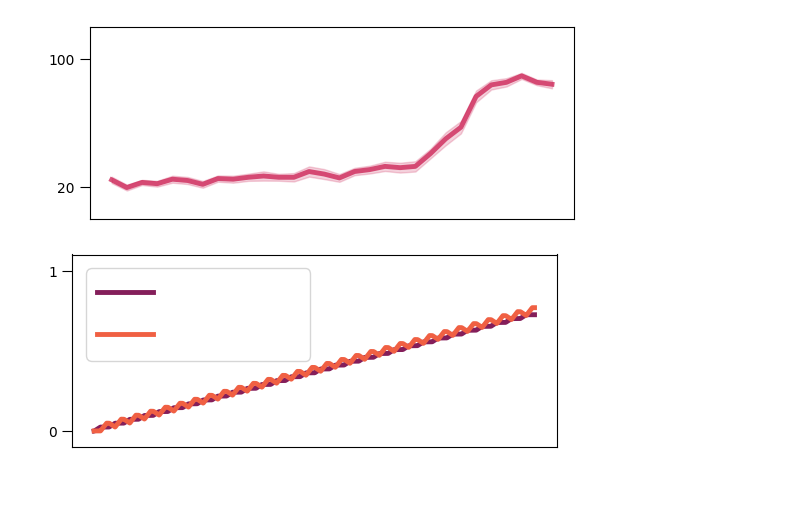
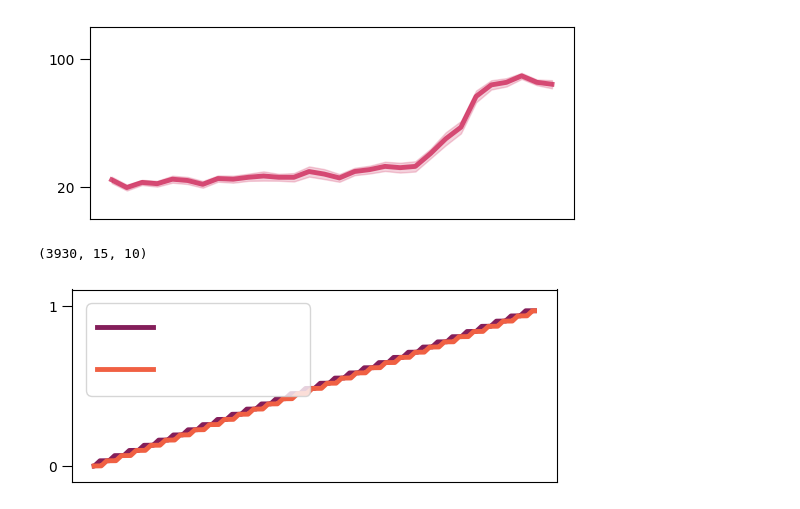
Before and after one commit to linsun2020/Syntactic_WM, a Jupyter notebook: Long term encoding.ipynb, the cells around one changed output. Saved outputs shown, nothing was run; the diff lists cells and outputs as text; code cells hidden in the pictures.

```diff
--- a/Long term encoding.ipynb
+++ b/Long term encoding.ipynb
@@ -65,13 +65,14 @@ LT_wc_knowledge = [] # no long-term encoding
 LT_cc_knowledge = [] # no long-term encoding
 long_term_learning = True # switches off short-term synaptic plasticity
 
-lambda_cc = 50/1000
-lambda_cf = 1/1000
+lambda_cc = 50/1500
+lambda_cf = 1/1500
 
 sentence = []
 for n in range(head): sentence.append(cjn.in_in())
-for n in range(num_steps): sentence.append(cjn.in_in(word=1, role=1)) # the role neuron is activated simultaneously with the word neuron
-for n in range(num_steps): sentence.append(cjn.in_in(word=2, role=2))
+for n in range(num_steps): sentence.append(cjn.in_in(word=1,role=1)) # the role neuron is activated simultaneously with the word neuron
+for n in range(10): sentence.append(cjn.in_in())
+for n in range(num_steps): sentence.append(cjn.in_in(word=2,role=2))
 for n in range(tail): sentence.append(cjn.in_in())
 
 
@@ -554,43 +573,47 @@ snsplt.set(xlabel=None,ylabel=None)
 plt.savefig(fname='retrieving', transparent = True)
 # %% [output]
 [figure]
+# %%
+wc_long_weights_hx.shape
+# %% [output]
+(3930, 15, 10)
 # %%
 import matplotlib.pyplot as plt
 import seaborn as sn
 import pandas as pd
 
 data_preproc1 = pd.DataFrame({
-    'timesteps': np.array(range(3630)),
+    'timesteps': np.array(range(wc_long_weights_hx.shape[0])),
     'f1<->c1': wc_long_weights_hx[:,1,1]})
 
 data_preproc2 = pd.DataFrame({
-    'timesteps': np.array(range(3630)),
+    'timesteps': np.array(range(wc_long_weights_hx.shape[0])),
     'f2<->c2': wc_long_weights_hx[:,2,2]})
 
 # Creating figure for recall accuracy during Long-learning of c-c weight
 # final_acc_avg_ind =
 # final_acc_avg = wc_long
 
 a4_dims = (5*1.25, 2.5)
 fig, ax = plt.subplots(figsize=a4_dims)
 
 palette=sn.color_palette("rocket", 2) #7 or 5 #rocket or crest or Dark2
 # sn.set_palette("rocket", 2)
 
-snsplt = sn.lineplot(x=np.array(range(3630)),color=palette[0],y=wc_long_weights_hx[:,1,1], ax=ax,linewidth = 3.5,label='              ')
+snsplt = sn.lineplot(x=np.array(range(wc_long_weights_hx.shape[0])),color=palette[0],y=wc_long_weights_hx[:,1,1], ax=ax,linewidth = 3.5,label='              ')
 # ax.legend()
-snsplt = sn.lineplot(x=np.array(range(3630)),color=palette[1],y=wc_long_weights_hx[:,2,2], ax=ax,linewidth = 3.5,label='              ')
+snsplt = sn.lineplot(x=np.array(range(wc_long_weights_hx.shape[0])),color=palette[1],y=wc_long_weights_hx[:,2,2], ax=ax,linewidth = 3.5,label='              ')
 ax.legend(loc='upper left',fontsize=20)
 # plt.fill_between(final_acc_avg_ind, final_acc_avg - final_acc_sem, final_acc_avg + final_acc_sem, color=(203/255,28/255,80/255,1), alpha=0.2)
 
 
 ax.set(ylim=(-0.1,1.1))
 snsplt.set_yticks([0,1])
 snsplt.tick_params(length=7.5)
 snsplt.set_xticks([])
 snsplt.set(xlabel=None,ylabel=None)
 
 
 plt.savefig(fname='retrieving', transparent=True)
 # %% [output]
-[figure, old version]
+[figure, new version]
```
Also changed, not shown: parts of 4 cells of this notebook.
